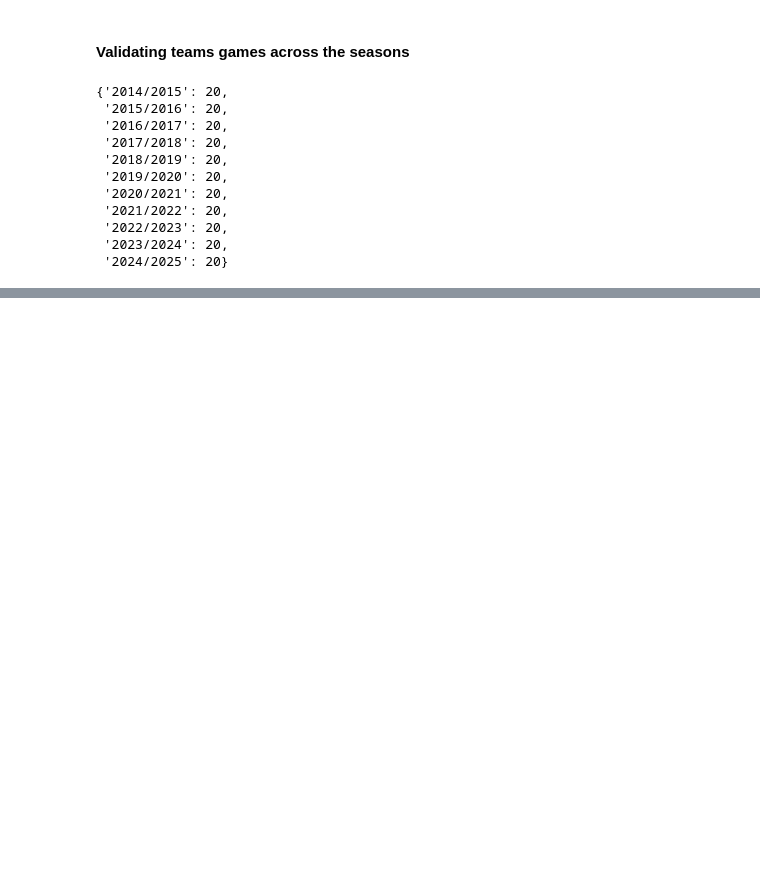
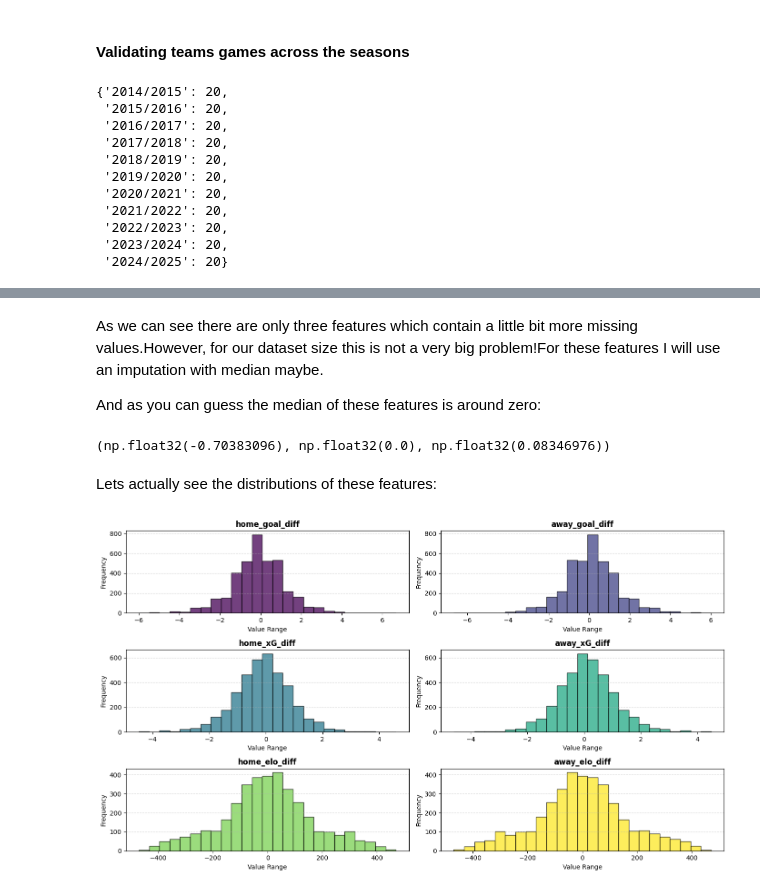
Before and after one commit to kvenov/Football_Betting_Analysis, a Jupyter notebook: notebooks/eda/03_eda.ipynb, the cells around one changed output, grey strips where cells are left out. Drawn from its saved outputs; the diff is of its cells as text; code cells hidden in the pictures; blank space fills up the shorter version.

```diff
--- a/notebooks/eda/03_eda.ipynb
+++ b/notebooks/eda/03_eda.ipynb
@@ -43,4 +45,4 @@ from football_betting_analysis.data.team_match_validation import validate_team_m
 # %% [markdown]
 ### Loading the final dataset
 # %%
-final_df = pd.read_parquet('../../data/processed/processed_final_dataset.parquet')
+final_df = pd.read_parquet('../../data/processed/processed_final_dataset_v1.parquet')
@@ -437,23 +120,0 @@ Now as we are talking fro over and under performance lets create a plot which in
-# %%
-# Defining a performanse indicator which will help the plot show the performance incosistencies:
-final_df["finishing_luck"] = (
-    (final_df["home_goals_full"] + final_df["away_goals_full"]) -
-    (final_df["xG_h"] + final_df["xG_a"])
-)
-
-fig, ax = plt.subplots(figsize=(12, 7))
-
-ax.hist(
-    final_df["finishing_luck"],
-    bins=40,
-    edgecolor="black"
-)
-
-ax.axvline(0, color="red", linewidth=2)
-
-ax.set_title("Distribution of Finishing Overperformance")
-ax.set_xlabel("Goals - Expected Goals")
-ax.set_ylabel("Frequency")
-
-plt.tight_layout()
-plt.show()
@@ -652,0 +275,2 @@ plt.show()
+# %%
+df = final_df.copy()
@@ -652,0 +296,23 @@ plt.show()
+# %% [markdown]
+As we can see there are only three features which contain a little bit more missing values.However, for our dataset size this is not a very big problem!For these features I will use an imputation with median maybe.
+
+And as you can guess the median of these features is around zero:
+# %%
+df.h_h2h_rolling_elo_diff_5.median(), df.h_h2h_rolling_goal_diff_5.median(), df.a_h2h_rolling_xG_diff_5.median()
+# %% [output]
+(np.float32(-0.70383096), np.float32(0.0), np.float32(0.08346976))
+# %% [markdown]
+Lets actually see the distributions of these features:
+# %%
+features = {
+    'home_goal_diff': df.h_h2h_rolling_goal_diff_5,
+    'away_goal_diff': df.a_h2h_rolling_goal_diff_5,
+    'home_xG_diff': df.h_h2h_rolling_xG_diff_5,
+    'away_xG_diff': df.a_h2h_rolling_xG_diff_5,
+    'home_elo_diff': df.h_h2h_rolling_elo_diff_5,
+    'away_elo_diff': df.a_h2h_rolling_elo_diff_5
+}
+
+plot_hists(features=features, bins=25, ncols=2, nrows=3, xlabel='Value Range', ylabel='Frequency')
+# %% [output]
+[figure, added]
```
Also changed, not shown: parts of 117 cells of this notebook.
